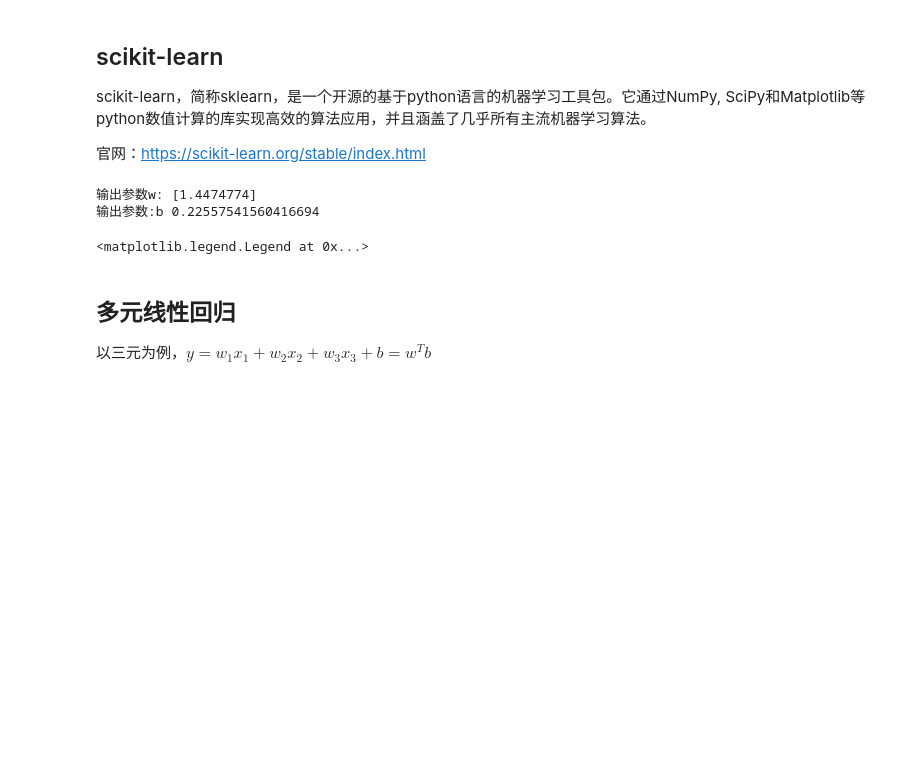
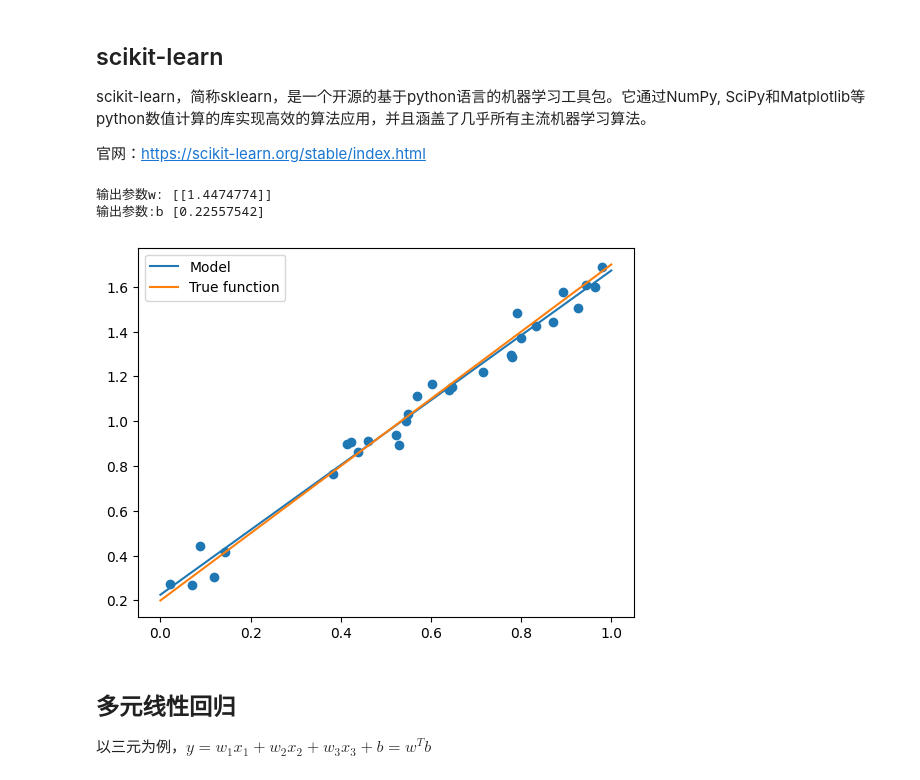
Before and after one commit to datawhalechina/machine-learning-toy-code, a Jupyter notebook: LinearRegression/LinearRegression.ipynb, the cells around one changed output. Saved outputs shown, nothing was run; the diff lists cells and outputs as text; code cells hidden in the pictures; blank space fills up the shorter version.

```diff
--- a/LinearRegression/LinearRegression.ipynb
+++ b/LinearRegression/LinearRegression.ipynb
@@ -74,33 +80,33 @@ scikit-learn，简称sklearn，是一个开源的基于python语言的机器学
 # %%
 import numpy as np
 from sklearn.linear_model import LinearRegression # 导入线性回归模型
 import matplotlib.pyplot as plt
-from sklearn.model_selection import learning_curve
 
 def true_fun(X):
     return 1.5*X + 0.2
 
 np.random.seed(0) # 随机种子
 n_samples = 30
 '''生成随机数据作为训练集'''
-train_X = np.sort(np.random.rand(n_samples))
-train_y = true_fun(train_X) + np.random.randn(n_samples) * 0.05
+X_train = np.sort(np.random.rand(n_samples))
+y_train = (true_fun(X_train) + np.random.randn(n_samples) * 0.05).reshape(n_samples,1)
 
 model = LinearRegression() # 定义模型
-model.fit(train_X[:,np.newaxis], train_y) # 训练模型
+model.fit(X_train[:,np.newaxis], y_train) # 训练模型
 
 print("输出参数w:",model.coef_) # 输出模型参数w
 print("输出参数:b",model.intercept_) # 输出参数b
 
-test_X = np.linspace(0, 1, 100)
-plt.plot(test_X, model.predict(test_X[:, np.newaxis]), label="Model")
-plt.plot(test_X, true_fun(test_X), label="True function")
-plt.scatter(train_X,train_y) # 画出训练集的点
+X_test = np.linspace(0, 1, 100)
+plt.plot(X_test, model.predict(X_test[:, np.newaxis]), label="Model")
+plt.plot(X_test, true_fun(X_test), label="True function")
+plt.scatter(X_train,y_train) # 画出训练集的点
 plt.legend(loc="best")
+plt.show()
 # %% [output]
-输出参数w: [1.4474774]
-输出参数:b 0.22557541560416694
+输出参数w: [[1.4474774]]
+输出参数:b [0.22557542]
-<matplotlib.legend.Legend at 0x...>
+[figure, added]
 # %% [markdown]
 ## 多元线性回归
 
```
Also changed, not shown: parts of 10 cells of this notebook, 3 other files.
